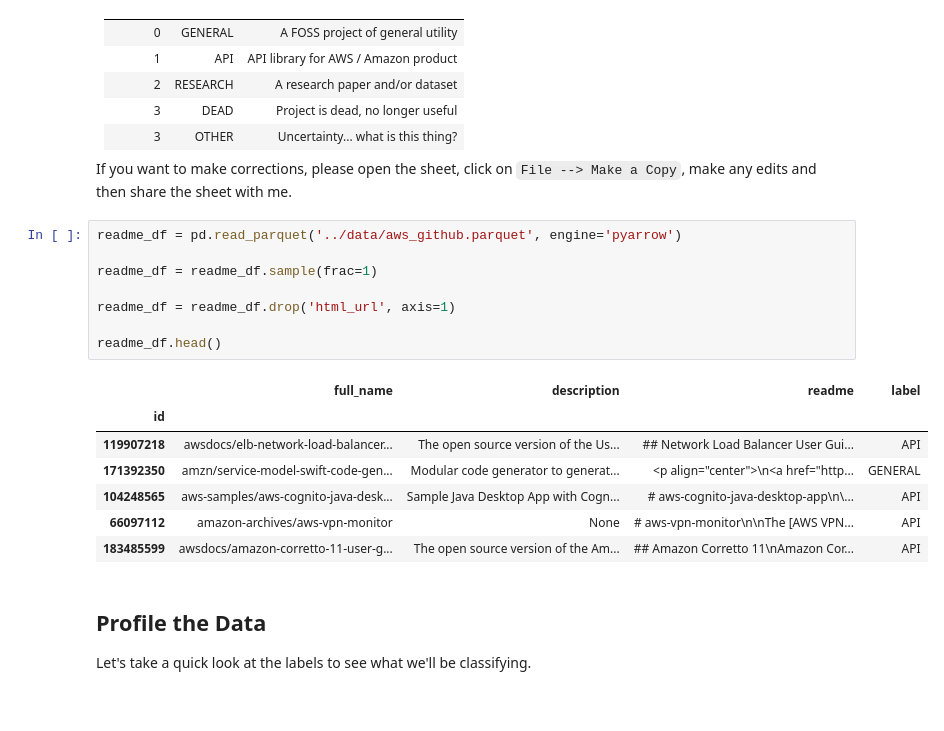
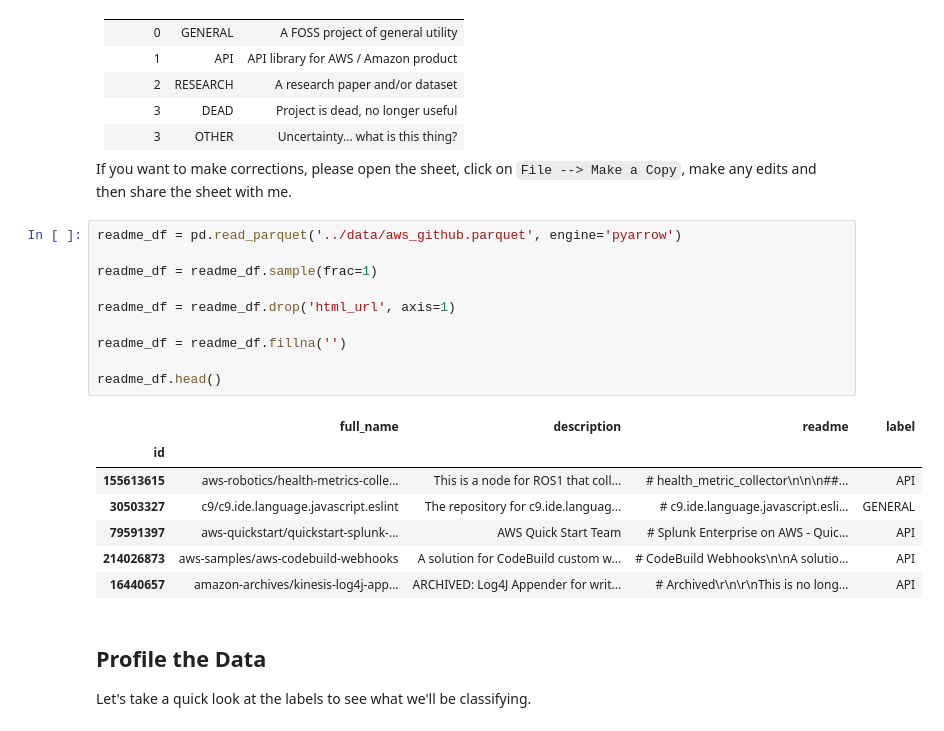
Before and after one commit to rjurney/weakly_supervised_learning_code, a Jupyter notebook: ch03/Introducing Snorkel.ipynb, the cells around one changed output. Drawn from its saved outputs; the diff is of its cells as text.

```diff
--- a/ch03/Introducing Snorkel.ipynb
+++ b/ch03/Introducing Snorkel.ipynb
@@ -48,19 +48,21 @@ If you want to make corrections, please open the sheet, click on `File --> Make
 # %%
 readme_df = pd.read_parquet('../data/aws_github.parquet', engine='pyarrow')
 
 readme_df = readme_df.sample(frac=1)
 
 readme_df = readme_df.drop('html_url', axis=1)
 
+readme_df = readme_df.fillna('')
+
 readme_df.head()
 # %% [output]
 |  | full_name | description | readme | label |
 | id |  |  |  |  |
-| 119907218 | awsdocs/elb-network-load-balancer... | The open source version of the Us... | ## Network Load Balancer User Gui... | API |
-| 171392350 | amzn/service-model-swift-code-gen... | Modular code generator to generat... | <p align="center">\n<a href="http... | GENERAL |
-| 104248565 | aws-samples/aws-cognito-java-desk... | Sample Java Desktop App with Cogn... | # aws-cognito-java-desktop-app\n\... | API |
-| 66097112 | amazon-archives/aws-vpn-monitor | None | # aws-vpn-monitor\n\nThe [AWS VPN... | API |
-| 183485599 | awsdocs/amazon-corretto-11-user-g... | The open source version of the Am... | ## Amazon Corretto 11\nAmazon Cor... | API |
+| 155613615 | aws-robotics/health-metrics-colle... | This is a node for ROS1 that coll... | # health_metric_collector\n\n\n##... | API |
+| 30503327 | c9/c9.ide.language.javascript.eslint | The repository for c9.ide.languag... | # c9.ide.language.javascript.esli... | GENERAL |
+| 79591397 | aws-quickstart/quickstart-splunk-... | AWS Quick Start Team | # Splunk Enterprise on AWS - Quic... | API |
+| 214026873 | aws-samples/aws-codebuild-webhooks | A solution for CodeBuild custom w... | # CodeBuild Webhooks\n\nA solutio... | API |
+| 16440657 | amazon-archives/kinesis-log4j-app... | ARCHIVED: Log4J Appender for writ... | # Archived\r\n\r\nThis is no long... | API |
 # %% [markdown]
 ## Profile the Data
 
```
Also changed, not shown: parts of 24 cells of this notebook.
